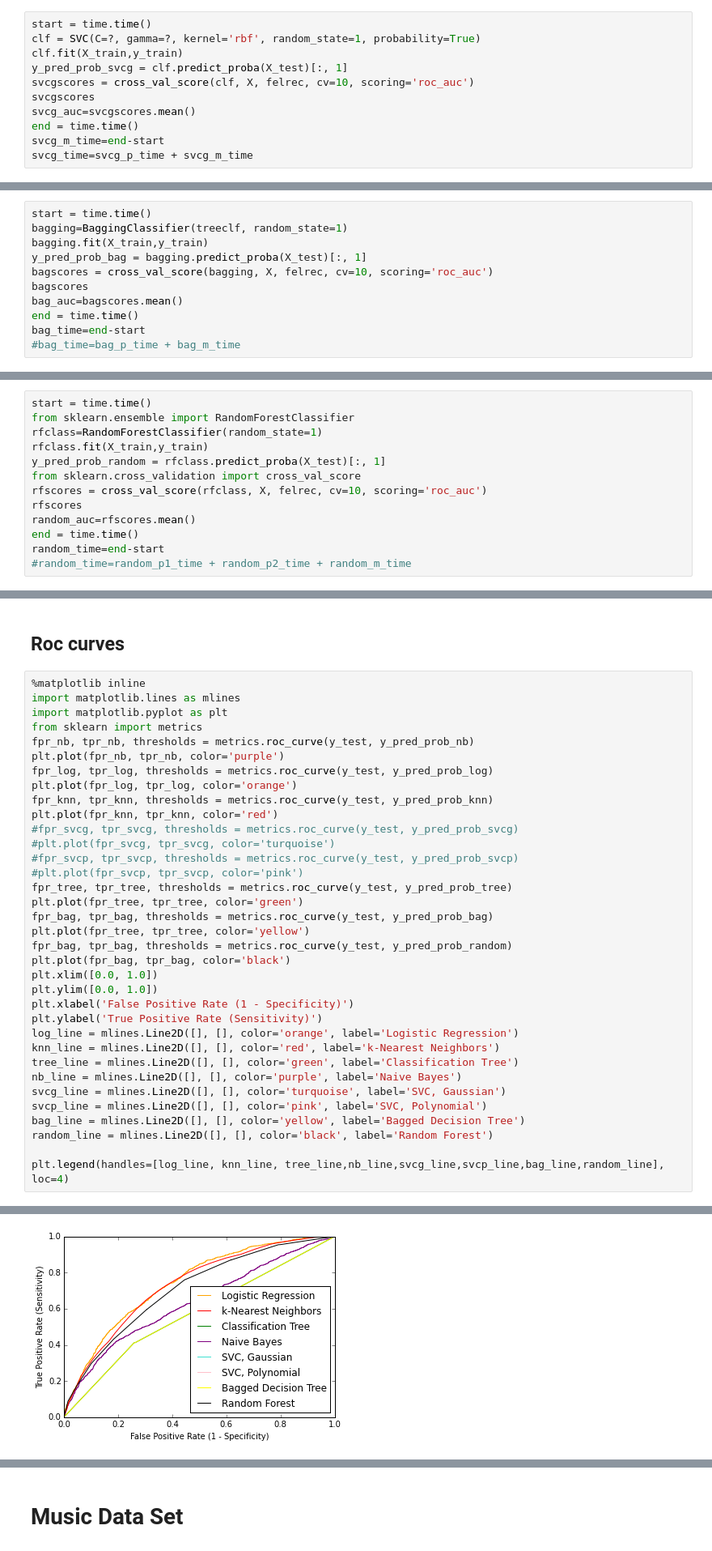
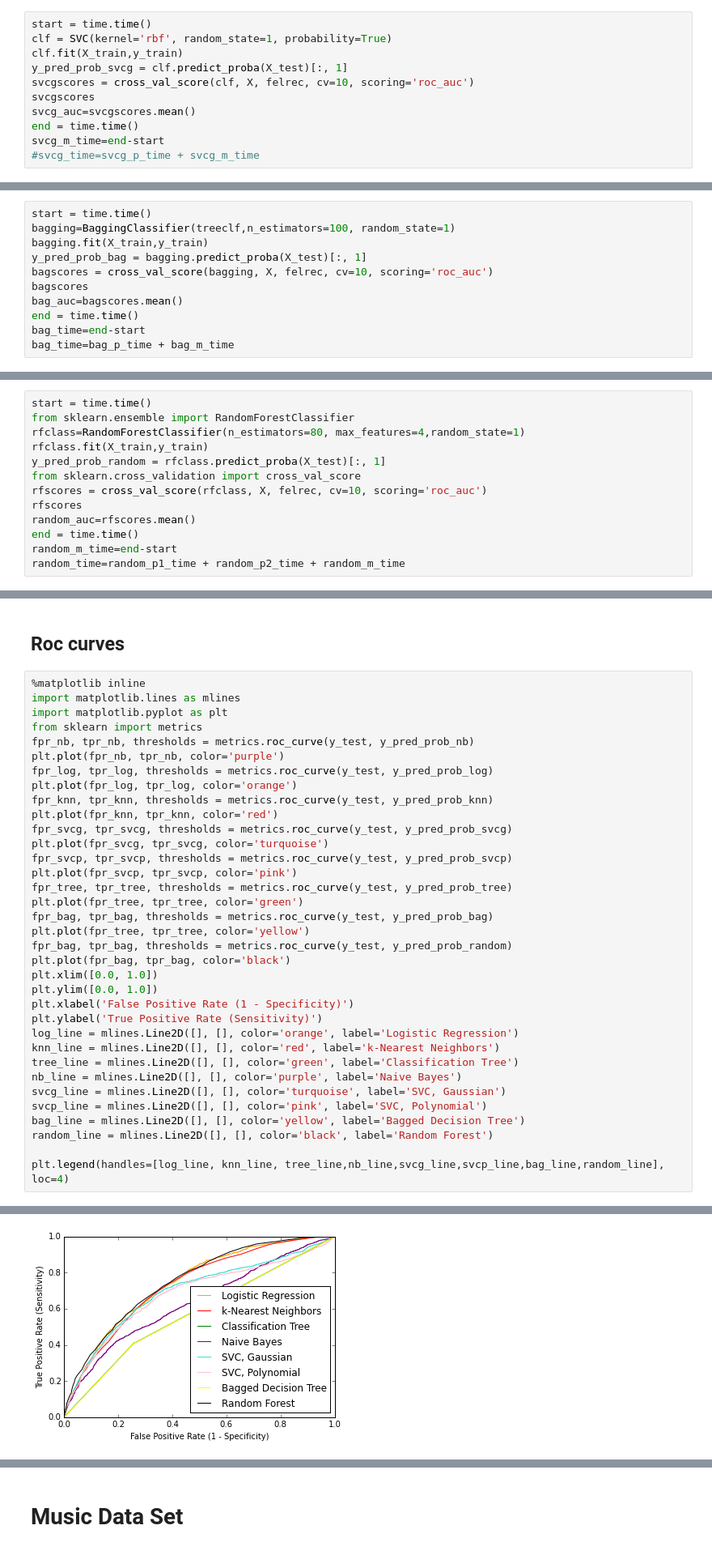
Before and after one commit to apculley/Stat-504, a Jupyter notebook: HW_3/HW_3.ipynb, the cells around one changed output, grey strips where cells are left out. Shown at 81% size. Drawn from its saved outputs; the diff is of its cells as text.

```diff
--- a/HW_3/HW_3.ipynb
+++ b/HW_3/HW_3.ipynb
@@ -138,7 +138,7 @@ svcg_p_time=end-start
 ### Run Model
 # %%
 start = time.time()
-clf = SVC(C=?, gamma=?, kernel='rbf', random_state=1, probability=True)
+clf = SVC(kernel='rbf', random_state=1, probability=True)
 clf.fit(X_train,y_train)
 y_pred_prob_svcg = clf.predict_proba(X_test)[:, 1]
 svcgscores = cross_val_score(clf, X, felrec, cv=10, scoring='roc_auc')
@@ -146,7 +146,7 @@ svcgscores
 svcg_auc=svcgscores.mean()
 end = time.time()
 svcg_m_time=end-start
-svcg_time=svcg_p_time + svcg_m_time
+#svcg_time=svcg_p_time + svcg_m_time
 # %% [markdown]
 ## SVC Polynomial Kernel
 # %% [markdown]
@@ -219,7 +222,7 @@ plt.ylabel('AUC')
 ### Run Model
 # %%
 start = time.time()
-bagging=BaggingClassifier(treeclf, random_state=1)
+bagging=BaggingClassifier(treeclf,n_estimators=100, random_state=1)
 bagging.fit(X_train,y_train)
 y_pred_prob_bag = bagging.predict_proba(X_test)[:, 1]
 bagscores = cross_val_score(bagging, X, felrec, cv=10, scoring='roc_auc')
@@ -227,7 +230,7 @@ bagscores
 bag_auc=bagscores.mean()
 end = time.time()
 bag_time=end-start
-#bag_time=bag_p_time + bag_m_time
+bag_time=bag_p_time + bag_m_time
 # %% [markdown]
 ## Random Forest
 # %% [markdown]
@@ -270,7 +276,7 @@ random_p2_time=end-start
 # %%
 start = time.time()
 from sklearn.ensemble import RandomForestClassifier
-rfclass=RandomForestClassifier(random_state=1)
+rfclass=RandomForestClassifier(n_estimators=80, max_features=4,random_state=1)
 rfclass.fit(X_train,y_train)
 y_pred_prob_random = rfclass.predict_proba(X_test)[:, 1]
 from sklearn.cross_validation import cross_val_score
@@ -278,8 +284,8 @@ rfscores = cross_val_score(rfclass, X, felrec, cv=10, scoring='roc_auc')
 rfscores
 random_auc=rfscores.mean()
 end = time.time()
-random_time=end-start
-#random_time=random_p1_time + random_p2_time + random_m_time
+random_m_time=end-start
+random_time=random_p1_time + random_p2_time + random_m_time
 # %% [markdown]
 # Results
 # %% [markdown]
@@ -316,35 +326,35 @@ import matplotlib.lines as mlines
 import matplotlib.pyplot as plt
 from sklearn import metrics
 fpr_nb, tpr_nb, thresholds = metrics.roc_curve(y_test, y_pred_prob_nb)
 plt.plot(fpr_nb, tpr_nb, color='purple')
 fpr_log, tpr_log, thresholds = metrics.roc_curve(y_test, y_pred_prob_log)
 plt.plot(fpr_log, tpr_log, color='orange')
 fpr_knn, tpr_knn, thresholds = metrics.roc_curve(y_test, y_pred_prob_knn)
 plt.plot(fpr_knn, tpr_knn, color='red')
-#fpr_svcg, tpr_svcg, thresholds = metrics.roc_curve(y_test, y_pred_prob_svcg)
-#plt.plot(fpr_svcg, tpr_svcg, color='turquoise')
-#fpr_svcp, tpr_svcp, thresholds = metrics.roc_curve(y_test, y_pred_prob_svcp)
-#plt.plot(fpr_svcp, tpr_svcp, color='pink')
+fpr_svcg, tpr_svcg, thresholds = metrics.roc_curve(y_test, y_pred_prob_svcg)
+plt.plot(fpr_svcg, tpr_svcg, color='turquoise')
+fpr_svcp, tpr_svcp, thresholds = metrics.roc_curve(y_test, y_pred_prob_svcp)
+plt.plot(fpr_svcp, tpr_svcp, color='pink')
 fpr_tree, tpr_tree, thresholds = metrics.roc_curve(y_test, y_pred_prob_tree)
 plt.plot(fpr_tree, tpr_tree, color='green')
 fpr_bag, tpr_bag, thresholds = metrics.roc_curve(y_test, y_pred_prob_bag)
 plt.plot(fpr_tree, tpr_tree, color='yellow')
 fpr_bag, tpr_bag, thresholds = metrics.roc_curve(y_test, y_pred_prob_random)
 plt.plot(fpr_bag, tpr_bag, color='black')
 plt.xlim([0.0, 1.0])
 plt.ylim([0.0, 1.0])
 plt.xlabel('False Positive Rate (1 - Specificity)')
 plt.ylabel('True Positive Rate (Sensitivity)')
 log_line = mlines.Line2D([], [], color='orange', label='Logistic Regression')
 knn_line = mlines.Line2D([], [], color='red', label='k-Nearest Neighbors')
 tree_line = mlines.Line2D([], [], color='green', label='Classification Tree')
 nb_line = mlines.Line2D([], [], color='purple', label='Naive Bayes')
 svcg_line = mlines.Line2D([], [], color='turquoise', label='SVC, Gaussian')
 svcp_line = mlines.Line2D([], [], color='pink', label='SVC, Polynomial')
 bag_line = mlines.Line2D([], [], color='yellow', label='Bagged Decision Tree')
 random_line = mlines.Line2D([], [], color='black', label='Random Forest')
 
 plt.legend(handles=[log_line, knn_line, tree_line,nb_line,svcg_line,svcp_line,bag_line,random_line], loc=4)
 # %% [output]
 <matplotlib.legend.Legend at 0x...>
-[figure, old version]
+[figure, new version]
```
Also changed, not shown: parts of 20 cells of this notebook.
